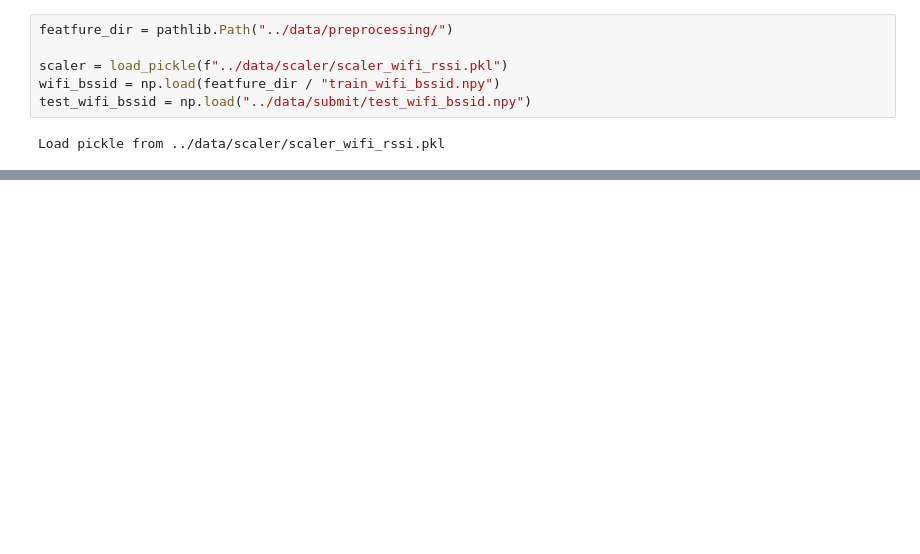
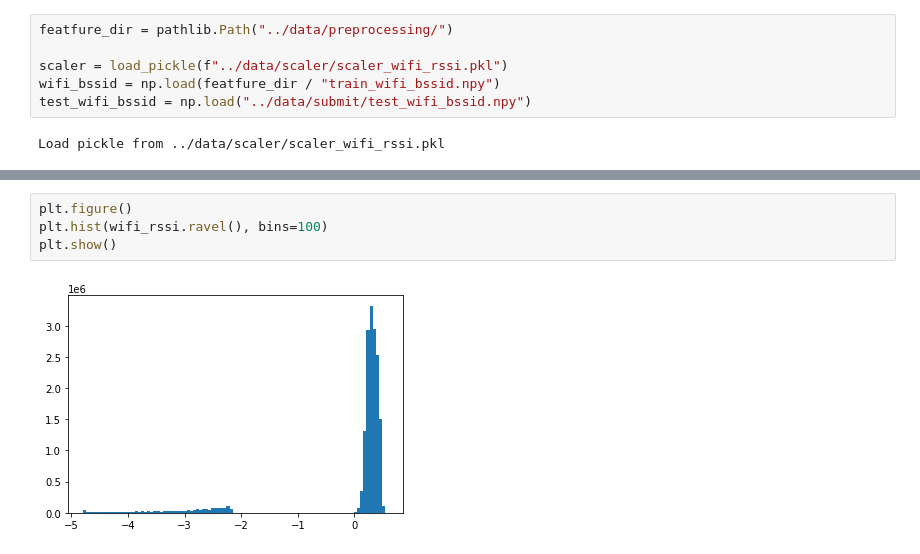
Before and after one commit to konumaru/indoor_location_and_Navigation, a Jupyter notebook: notebook/debug.ipynb, the cells around one changed output, grey strips where cells are left out. Drawn from its saved outputs; the diff is of its cells as text; blank space fills up the shorter version.

```diff
--- a/notebook/debug.ipynb
+++ b/notebook/debug.ipynb
@@ -128,0 +59,6 @@ testにのみ存在するBSSIDの数：
+# %%
+plt.figure()
+plt.hist(wifi_rssi.ravel(), bins=100)
+plt.show()
+# %% [output]
+[figure, added]
```
Also changed, not shown: parts of 20 cells of this notebook, 8 other files.
